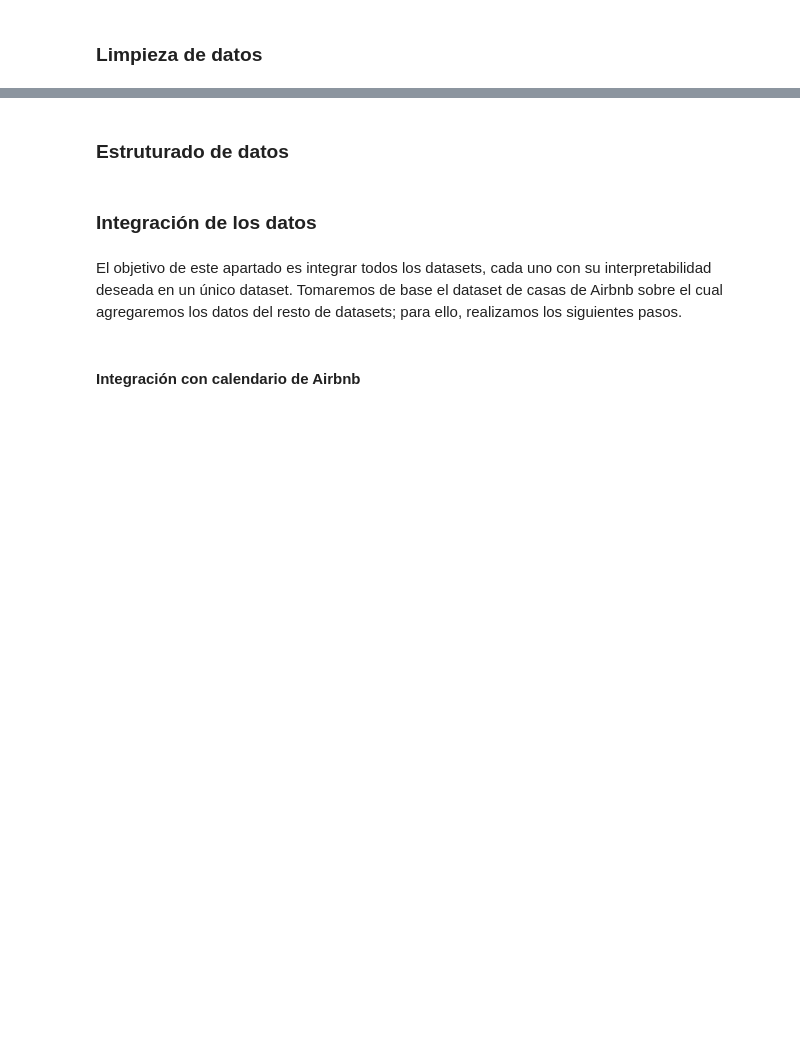
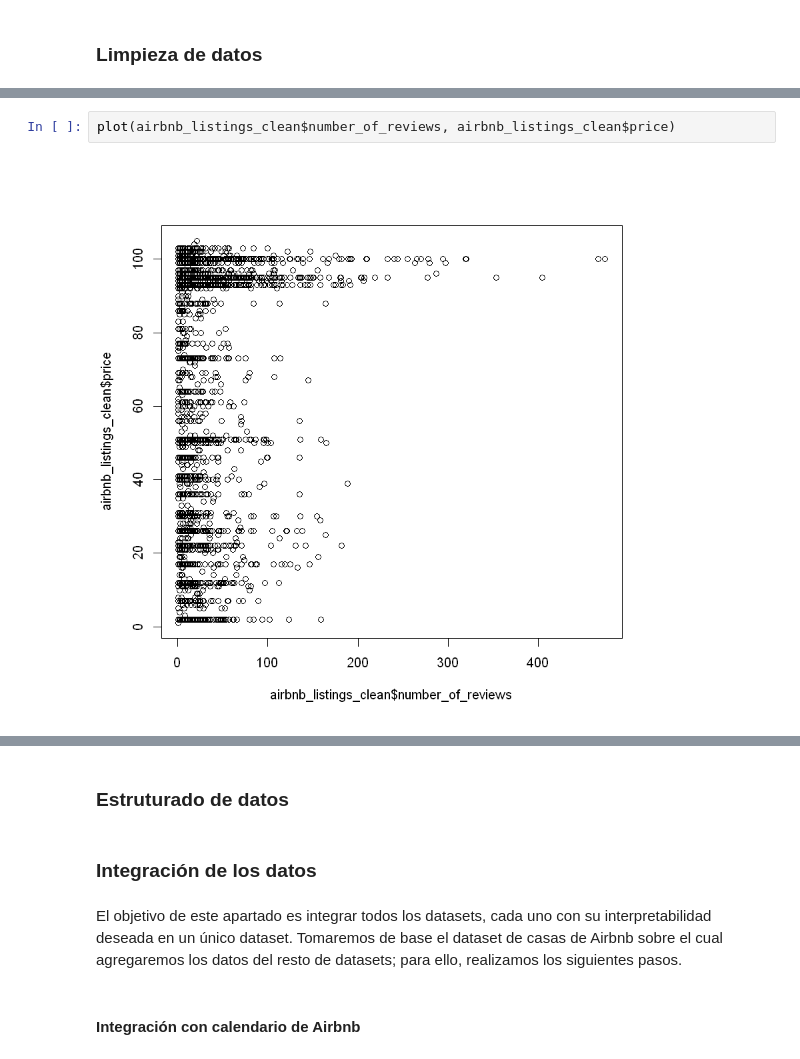
Before and after one commit to ivanfermena/Analisys-Airbnb-Seattle, a Jupyter notebook: analisis.ipynb, the cells around one changed output, grey strips where cells are left out. Saved outputs shown, nothing was run; the diff lists cells and outputs as text; blank space fills up the shorter version.

```diff
--- a/analisis.ipynb
+++ b/analisis.ipynb
@@ -729,0 +824,4 @@ ggpairs(df2)
+# %%
+plot(airbnb_listings_clean$number_of_reviews, airbnb_listings_clean$price)
+# %% [output]
+[figure, added]
```
Also changed, not shown: parts of 104 cells of this notebook.
